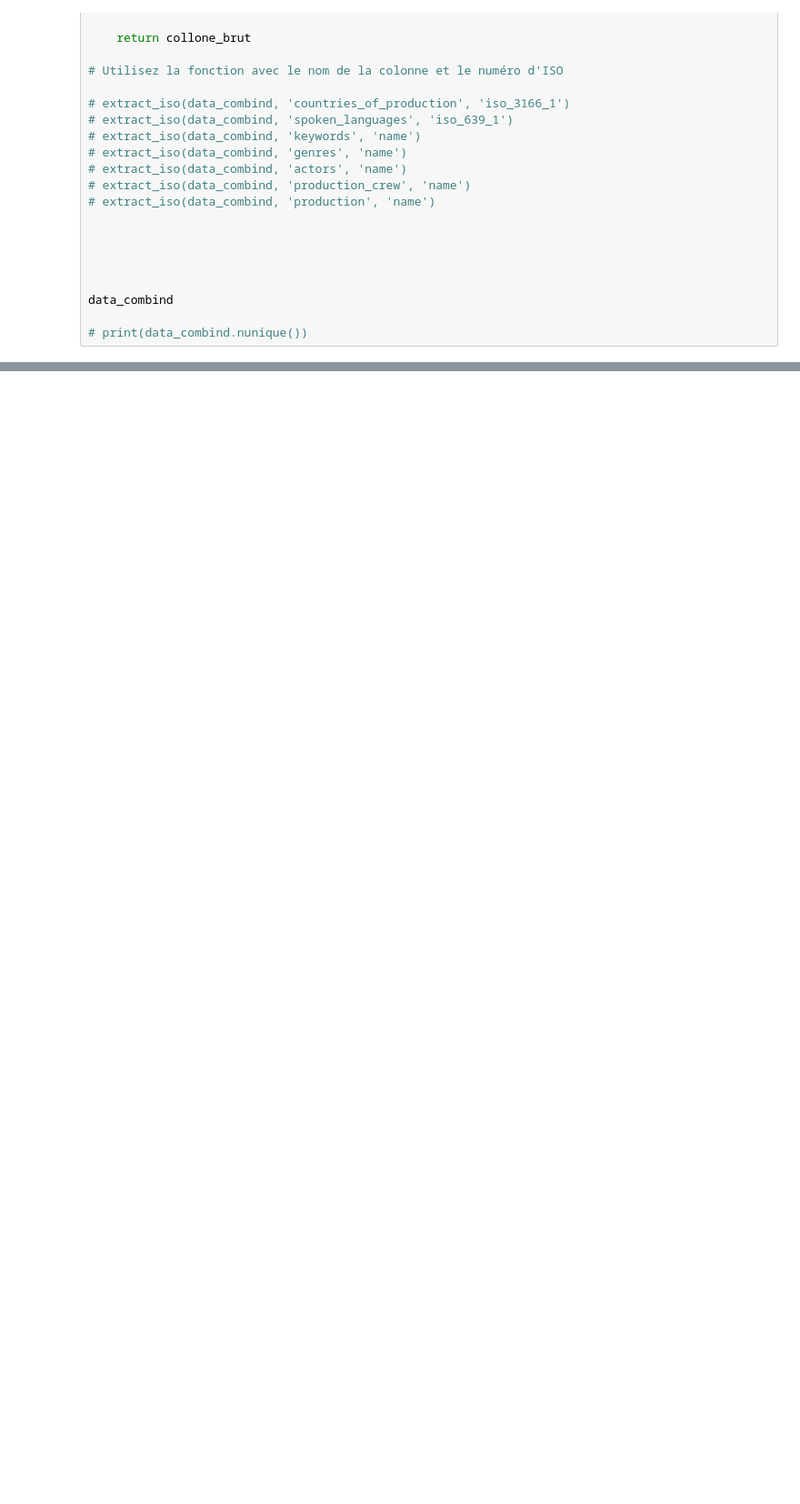
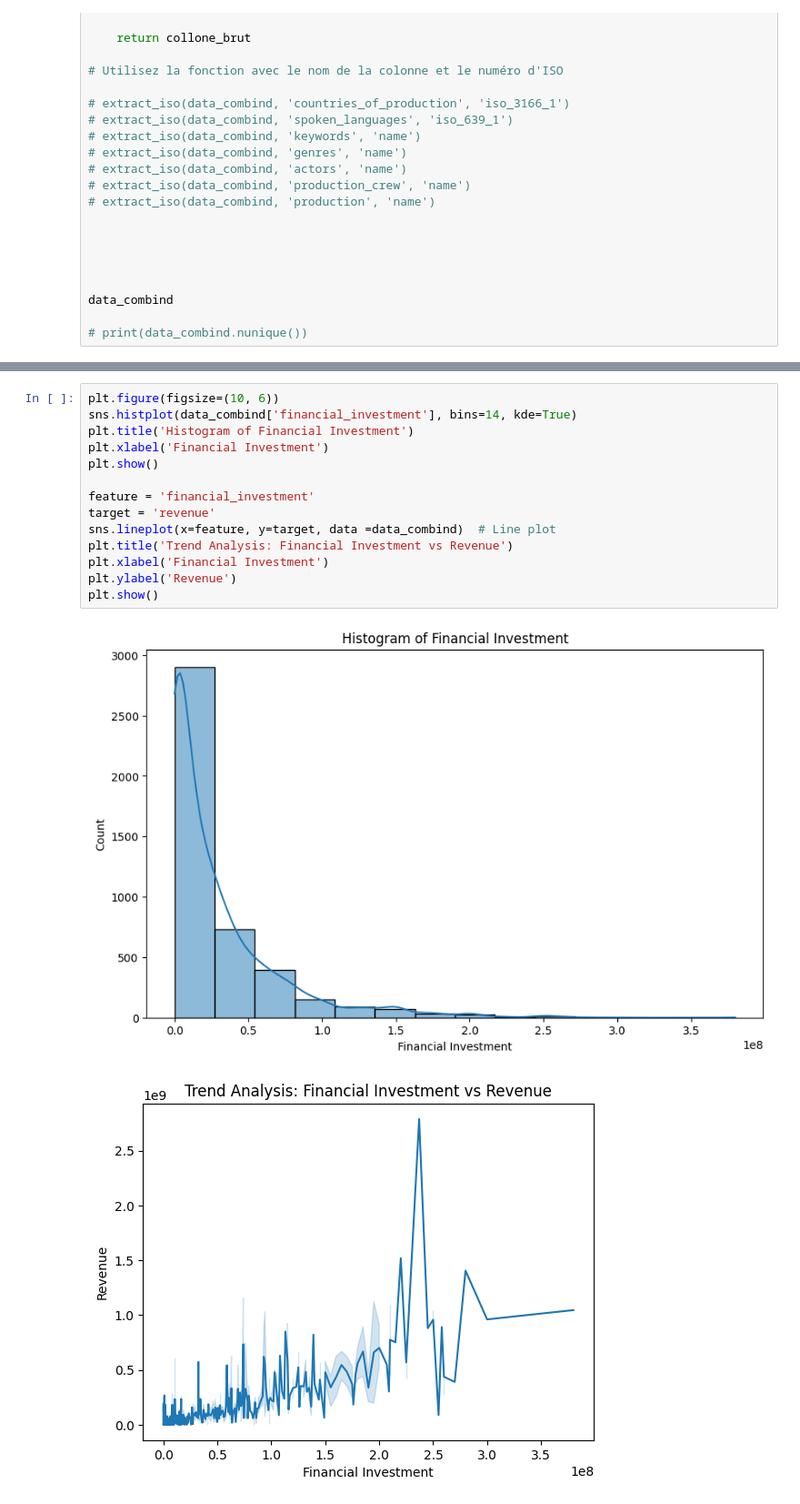
Before and after one commit to corentinmaillard/IA_Project, a Jupyter notebook: file.ipynb, the cells around one changed output, grey strips where cells are left out. Shown: that part at 91% size. Cells and saved outputs as stored; diff of their text form; blank space fills up the shorter version.

Commit message:
begin visualize key statistics

```diff
--- a/file.ipynb
+++ b/file.ipynb
@@ -234,0 +241,17 @@ data_combind
+# %%
+plt.figure(figsize=(10, 6))
+sns.histplot(data_combind['financial_investment'], bins=14, kde=True)
+plt.title('Histogram of Financial Investment')
+plt.xlabel('Financial Investment')
+plt.show()
+
+feature = 'financial_investment'
+target = 'revenue'
+sns.lineplot(x=feature, y=target, data =data_combind)  # Line plot
+plt.title('Trend Analysis: Financial Investment vs Revenue')
+plt.xlabel('Financial Investment')
+plt.ylabel('Revenue')
+plt.show()
+# %% [output]
+[figure, added]
+[figure, added]
```
Also changed, not shown: parts of 6 cells of this notebook, 1 other file.
